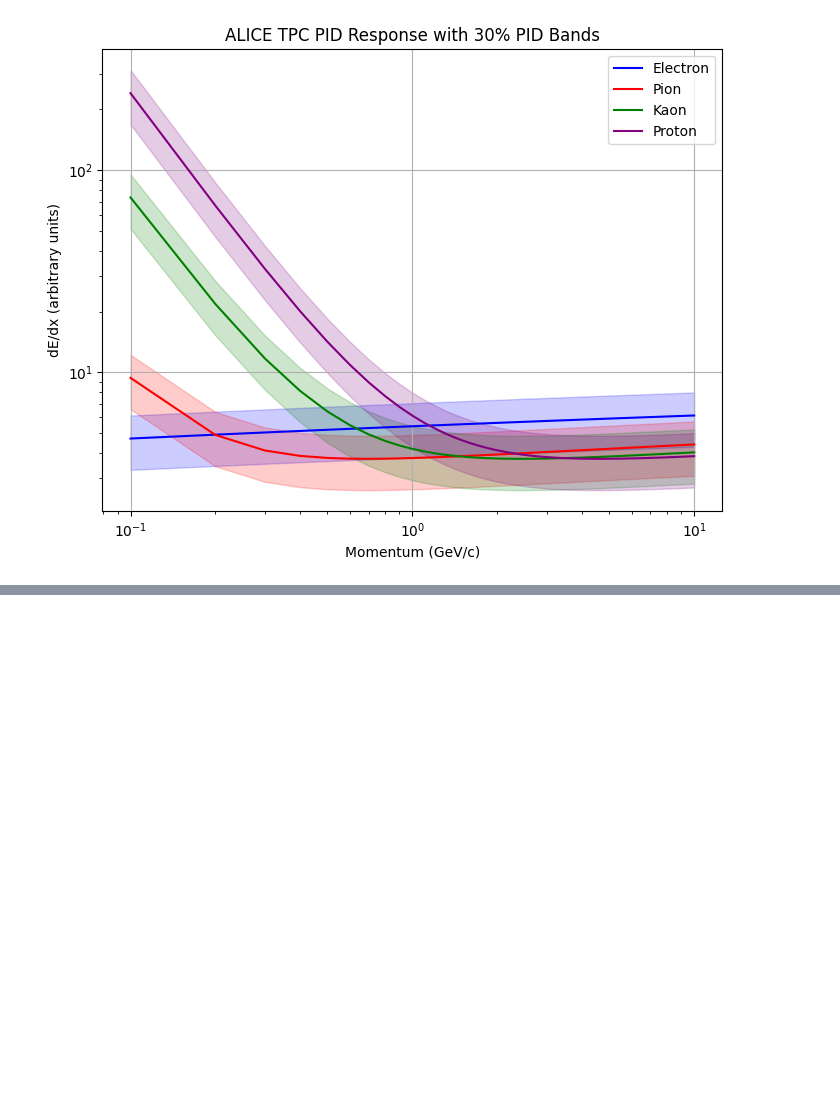
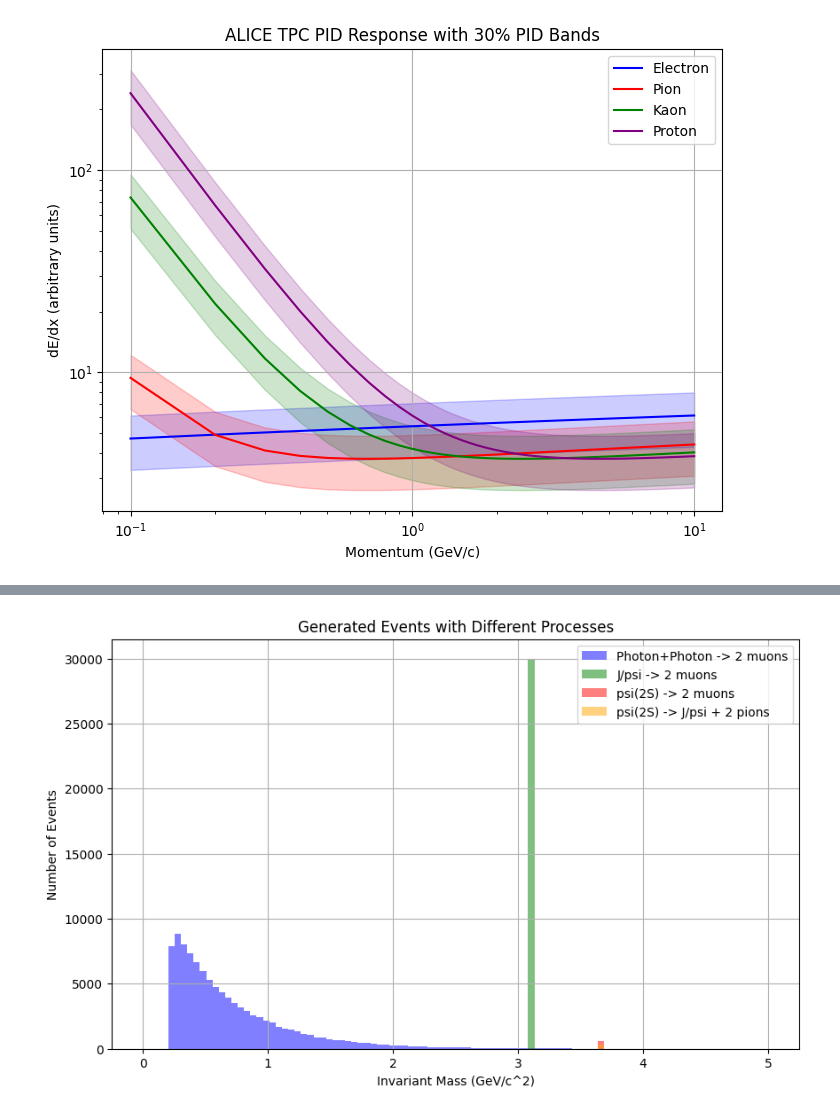
Before and after one commit to siragoni/ML-upc, a Jupyter notebook: Complete-unsupervised.ipynb, the cells around one changed output, grey strips where cells are left out. Cells and saved outputs as stored; diff of their text form; code cells hidden in the pictures; blank space fills up the shorter version.

Commit message:
Complete treatment of the generation

```diff
--- a/Complete-unsupervised.ipynb
+++ b/Complete-unsupervised.ipynb
@@ -188,0 +453,100 @@ plt.show()
+# %%
+import numpy as np
+import matplotlib.pyplot as plt
+
+# Event generation parameters
+n_photon_photon = 100000
+n_jpsi = 30000
+n_psi2S_muons = 600
+n_psi2S_jpsi_pions = 300
+
+# Constants (GeV/c^2)
+m_muon = 0.105658  # Muon mass
+m_jpsi = 3.0969    # J/psi mass
+m_psi2S = 3.6861   # Psi(2S) mass
+m_pion = 0.13957   # Charged pion mass
+
+def isotropic_two_body_decay(mother_mass, daughter_mass1, daughter_mass2):
+    E1 = (mother_mass**2 + daughter_mass1**2 - daughter_mass2**2) / (2 * mother_mass)
+    E2 = (mother_mass**2 + daughter_mass2**2 - daughter_mass1**2) / (2 * mother_mass)
+    p = np.sqrt(E1**2 - daughter_mass1**2)
+    theta = np.arccos(2 * np.random.rand() - 1)
+    phi = 2 * np.pi * np.random.rand()
+    p1 = np.array([p * np.sin(theta) * np.cos(phi), p * np.sin(theta) * np.sin(phi), p * np.cos(theta)])
+    p2 = -p1
+    return p1, p2, E1, E2
+
+def tpc_momentum_resolution(momentum):
+    a = 0.005
+    b = 0.01
+    resolution = np.sqrt(a**2 + (b * momentum)**2)
+    smeared_momentum = momentum * (1 + np.random.normal(0, resolution))
+    return smeared_momentum
+
+def generate_photon_photon_events(n_events):
+    masses = np.random.exponential(0.5, n_events) + 2 * m_muon  # Invariant mass distribution
+    events = []
+    for mass in masses:
+        muon1_p, muon2_p, _, _ = isotropic_two_body_decay(mass, m_muon, m_muon)
+        muon1_p = tpc_momentum_resolution(np.linalg.norm(muon1_p))
+        muon2_p = tpc_momentum_resolution(np.linalg.norm(muon2_p))
+        events.append(mass)
+    return np.array(events)
+
+def generate_jpsi_events(n_events):
+    events = []
+    for _ in range(n_events):
+        muon1_p, muon2_p, _, _ = isotropic_two_body_decay(m_jpsi, m_muon, m_muon)
+        muon1_p = tpc_momentum_resolution(np.linalg.norm(muon1_p))
+        muon2_p = tpc_momentum_resolution(np.linalg.norm(muon2_p))
+        events.append(m_jpsi)
+    return np.array(events)
+
+def generate_psi2S_muons_events(n_events):
+    events = []
+    for _ in range(n_events):
+        muon1_p, muon2_p, _, _ = isotropic_two_body_decay(m_psi2S, m_muon, m_muon)
+        muon1_p = tpc_momentum_resolution(np.linalg.norm(muon1_p))
+        muon2_p = tpc_momentum_resolution(np.linalg.norm(muon2_p))
+        events.append(m_psi2S)
+    return np.array(events)
+
+def generate_psi2S_jpsi_pions_events(n_events):
+    events = []
+    for _ in range(n_events):
+        jpsi_p, pion_p, jpsi_E, pion_E = isotropic_two_body_decay(m_psi2S, m_jpsi, 2 * m_pion)
+        muon1_p, muon2_p, muon1_E, muon2_E = isotropic_two_body_decay(m_jpsi, m_muon, m_muon)
+        jpsi_p = tpc_momentum_resolution(np.linalg.norm(jpsi_p))
+        pion_p = tpc_momentum_resolution(np.linalg.norm(pion_p))
+        muon1_p = tpc_momentum_resolution(np.linalg.norm(muon1_p))
+        muon2_p = tpc_momentum_resolution(np.linalg.norm(muon2_p))
+        events.append(m_psi2S)
+    return np.array(events)
+
+def plot_event_distribution(events_photon_photon, events_jpsi, events_psi2S_muons, events_psi2S_jpsi_pions):
+    plt.figure(figsize=(10, 6))
+    bins = np.linspace(0, 5, 100)
+    plt.hist(events_photon_photon, bins, alpha=0.5, label='Photon+Photon -> 2 muons', color='blue')
+    plt.hist(events_jpsi, bins, alpha=0.5, label='J/psi -> 2 muons', color='green')
+    plt.hist(events_psi2S_muons, bins, alpha=0.5, label='psi(2S) -> 2 muons', color='red')
+    plt.hist(events_psi2S_jpsi_pions, bins, alpha=0.5, label='psi(2S) -> J/psi + 2 pions', color='orange')
+    plt.xlabel('Invariant Mass (GeV/c^2)')
+    plt.ylabel('Number of Events')
+    plt.title('Generated Events with Different Processes')
+    plt.legend(loc='upper right')
+    plt.grid(True)
+    plt.show()
+
+# Steering function for generating events
+def generate_all_events():
+    events_photon_photon = generate_photon_photon_events(n_photon_photon)
+    events_jpsi = generate_jpsi_events(n_jpsi)
+    events_psi2S_muons = generate_psi2S_muons_events(n_psi2S_muons)
+    events_psi2S_jpsi_pions = generate_psi2S_jpsi_pions_events(n_psi2S_jpsi_pions)
+
+    plot_event_distribution(events_photon_photon, events_jpsi, events_psi2S_muons, events_psi2S_jpsi_pions)
+
+# Run the generation and plotting
+generate_all_events()
+# %% [output]
+[figure, added]
```
Also changed, not shown: parts of 10 cells of this notebook.
